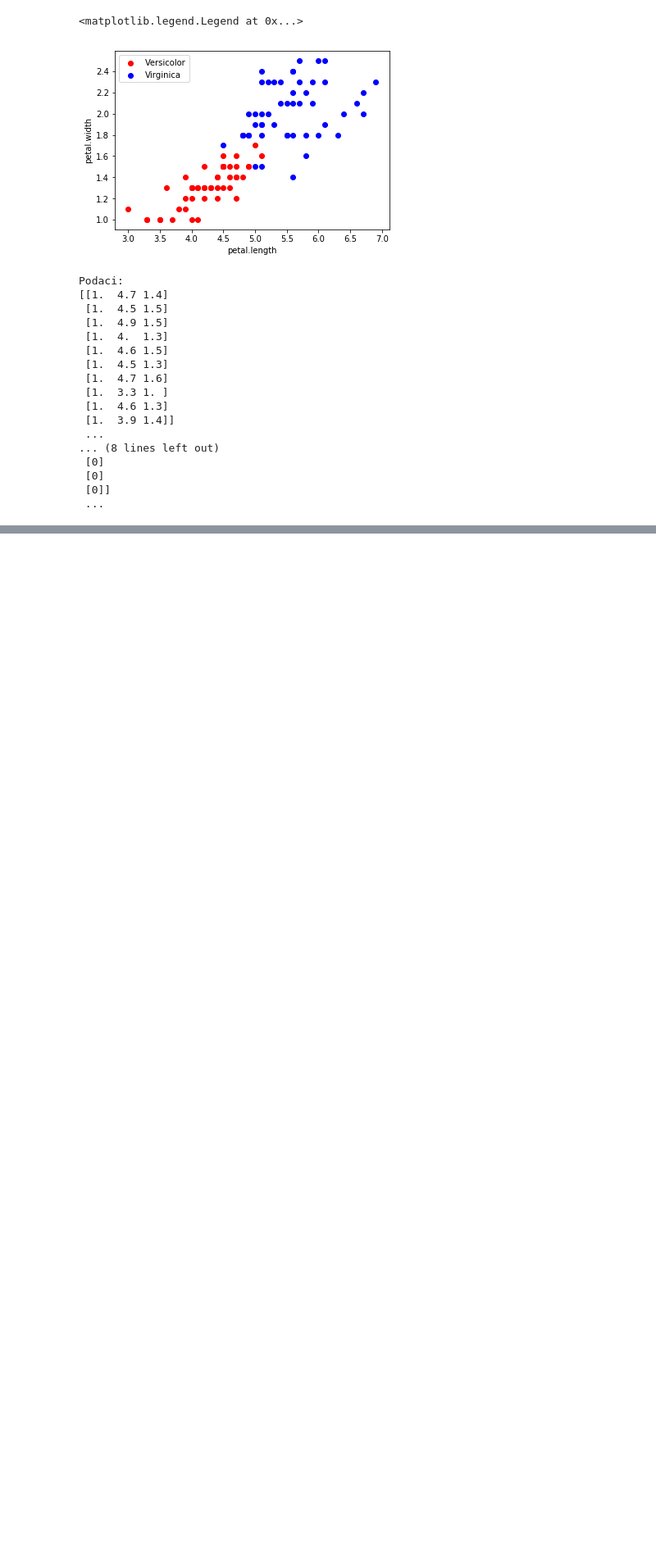
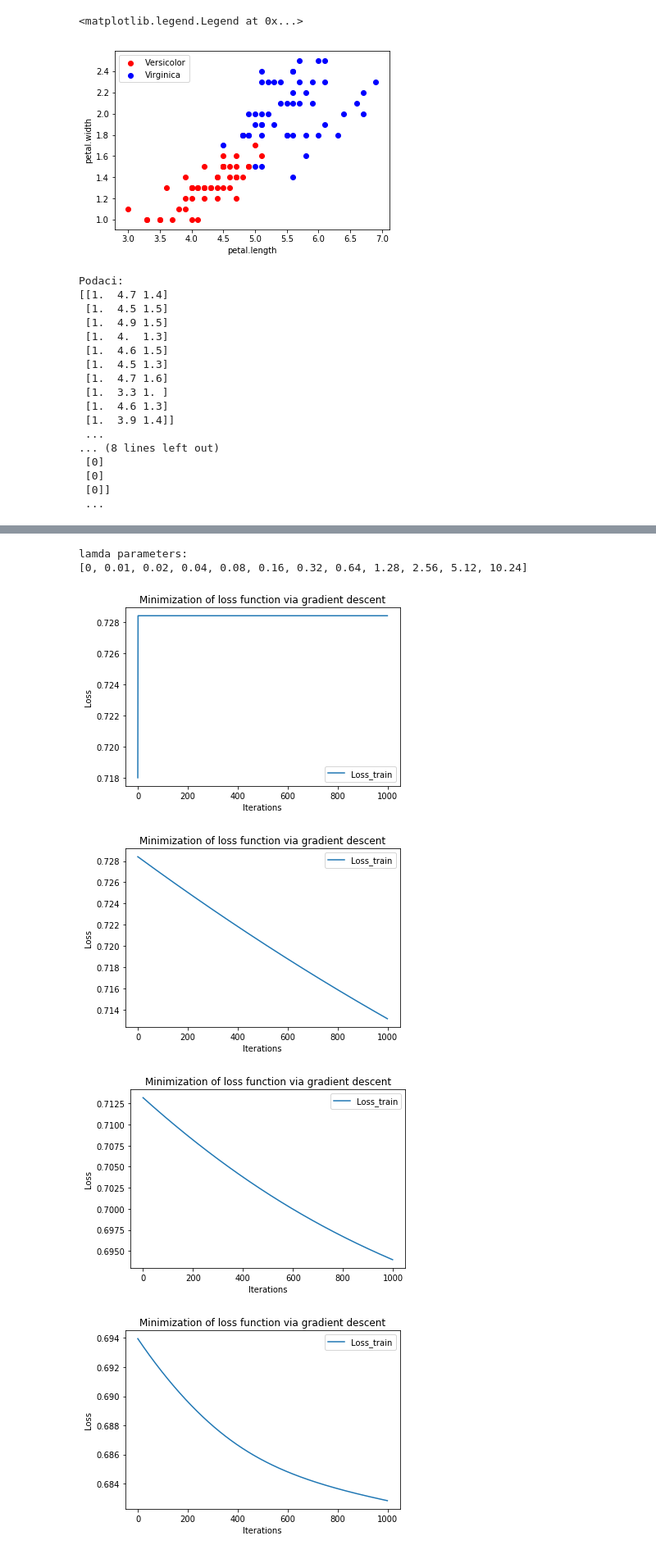
Before and after one commit to alexein777/ml-model-implementations, a Jupyter notebook: andrew_ng/06_neural_network_classification_binary.ipynb, the cells around one changed output, grey strips where cells are left out. Shown at 82% size. Saved outputs shown, nothing was run; the diff lists cells and outputs as text; code cells hidden in the pictures; blank space fills up the shorter version.

```diff
--- a/andrew_ng/06_neural_network_classification_binary.ipynb
+++ b/andrew_ng/06_neural_network_classification_binary.ipynb
@@ -600,7 +659,7 @@ Podaci:
  ...
 # %%
 # nn = NeuralNetwork(m, [3, 4], 1)
-nn = NeuralNetwork(m, [m, m], 1)
+nn = NeuralNetwork(m, [2*m, 2*m], 1)
 nn.print_network()
 print()
 
@@ -629,5 +687,0 @@ W_2: 2 -> 3
-# %%
-nn.fit(X, y, alpha=10e-2, num_iter=200, plot=True)
-
-print(f'Istrenirani model: ')
-nn.print_model()
@@ -652,0 +688,2 @@ W_2: 2 -> 3
+# %%
+X_train, y_train, X_test, y_test = train_test_split(X, y)
@@ -652,0 +726,14 @@ W_2: 2 -> 3
+# %%
+lambdas = [0] + [0.01 * (2**i) for i in range(11)]
+print('lamda parameters:')
+print(lambdas)
+# %% [output]
+lamda parameters:
+[0, 0.01, 0.02, 0.04, 0.08, 0.16, 0.32, 0.64, 1.28, 2.56, 5.12, 10.24]
+# %%
+classifiers = [nn.fit(X_train, y_train, lambda_param, plot=True) for lambda_param in lambdas]
+# %% [output]
+[figure, added]
+[figure, added]
+[figure, added]
+[figure, added]
```
Also changed, not shown: parts of 14 cells of this notebook.
